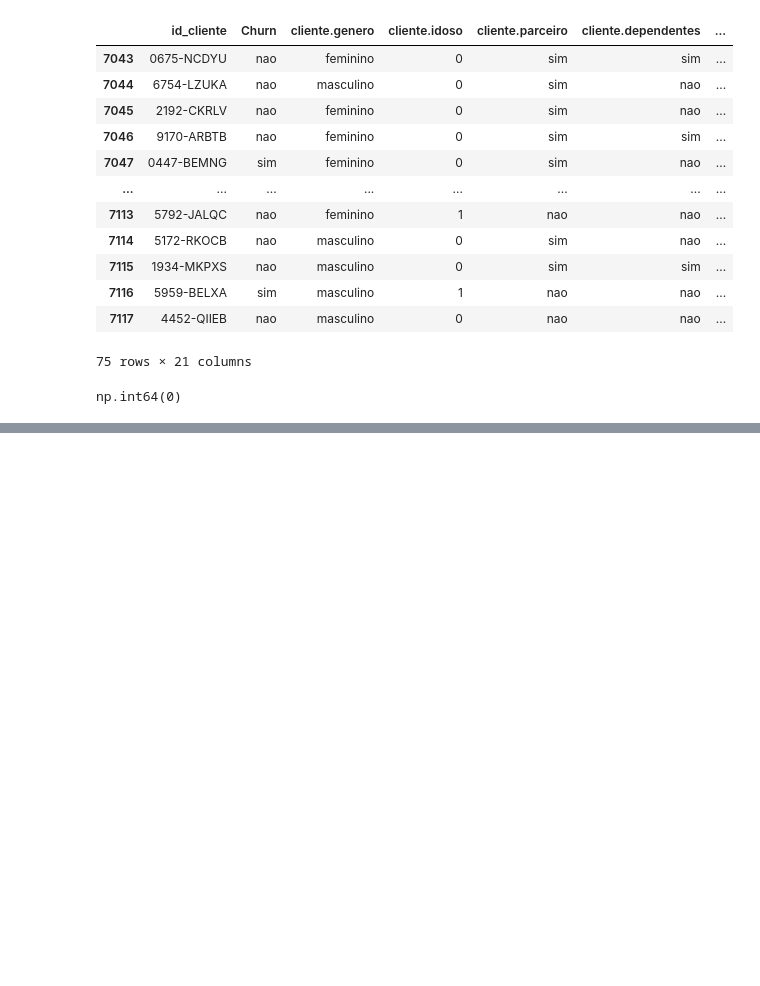
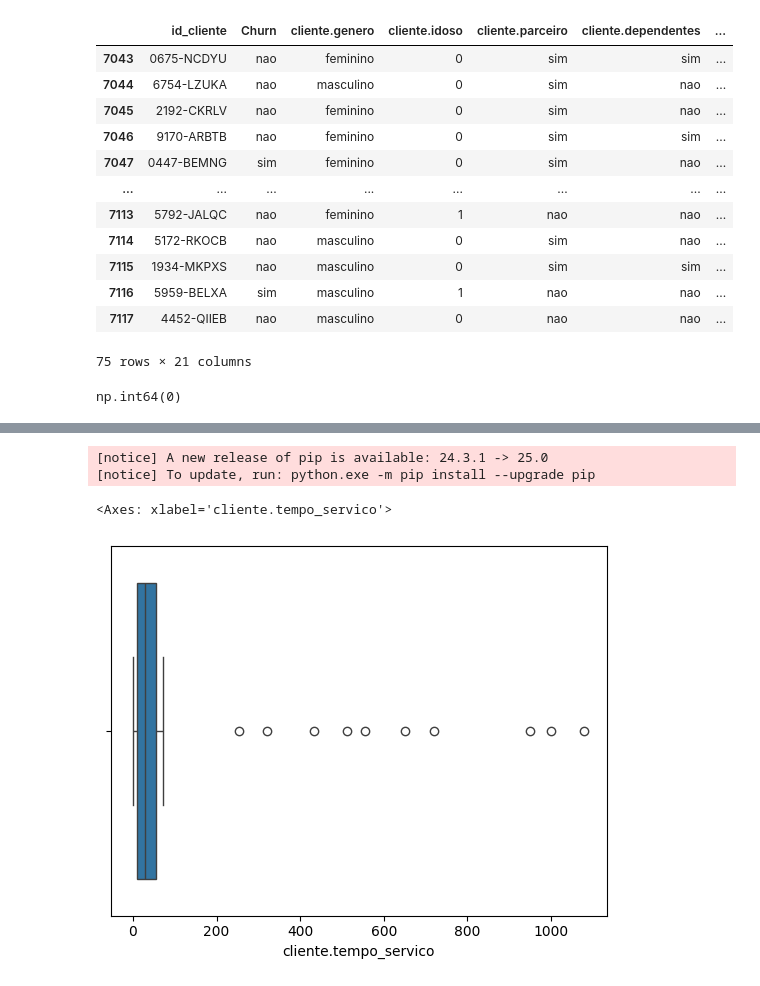
Before and after one commit to DouglasLeite77/python, a Jupyter notebook: curso 05 panda/app.ipynb, the cells around one changed output, grey strips where cells are left out. Drawn from its saved outputs; the diff is of its cells as text; code cells hidden in the pictures; blank space fills up the shorter version.

```diff
--- a/curso 05 panda/app.ipynb
+++ b/curso 05 panda/app.ipynb
@@ -186,0 +236,2 @@ np.int64(0)
+# %%
+dados['cliente.tempo_servico'].fillna(np.ceil(dados['conta.cobranca.Total']/ dados['conta.cobranca.mensal']), inplace=True)
@@ -186,0 +259,2 @@ np.int64(0)
+# %%
+dados = dados.dropna(subset=['conta.contrato','conta.faturamente_eletronico','conta.metodo_pagamento']).copy()
@@ -186,0 +281,3 @@ np.int64(0)
+# %%
+dados.reset_index(drop=True, inplace=True)
+dados
@@ -186,0 +310,5 @@ np.int64(0)
+# %%
+!pip install seaborn
+import seaborn as sns
+sns.boxplot(x=dados['cliente.tempo_servico'])
+# %% [output]
@@ -186,0 +330,4 @@ np.int64(0)
+[notice] A new release of pip is available: 24.3.1 -> 25.0
+[notice] To update, run: python.exe -m pip install --upgrade pip
+<Axes: xlabel='cliente.tempo_servico'>
+[figure, added]
```
Also changed, not shown: parts of 17 cells of this notebook.
